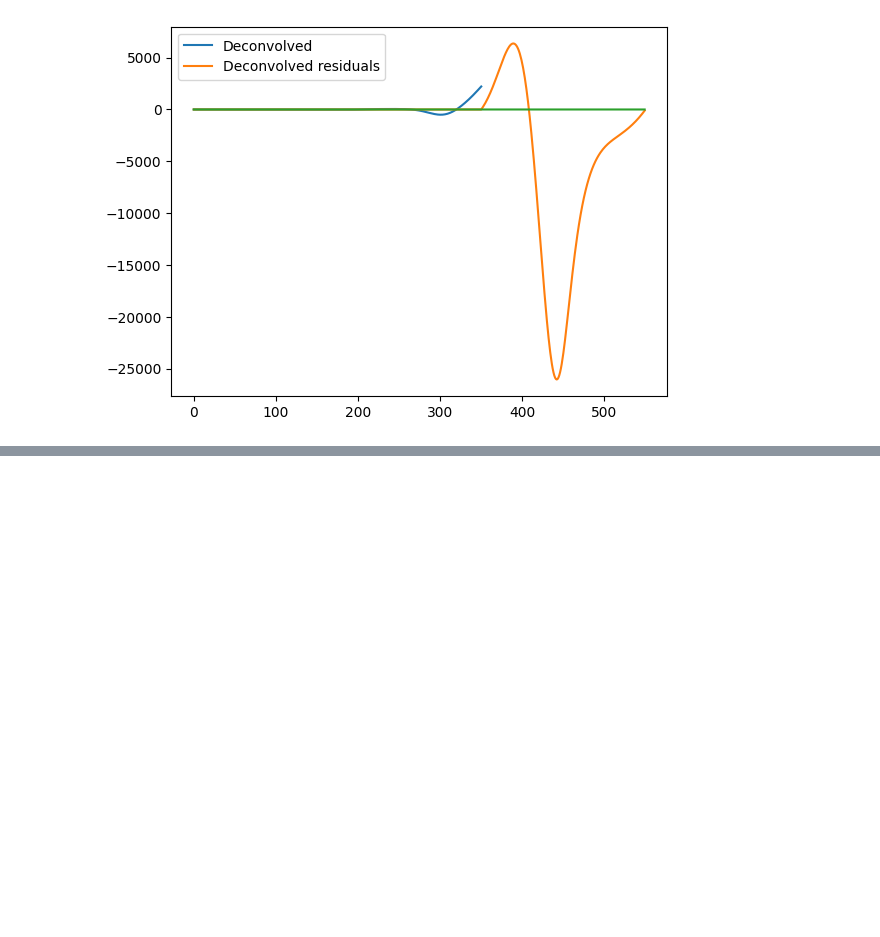
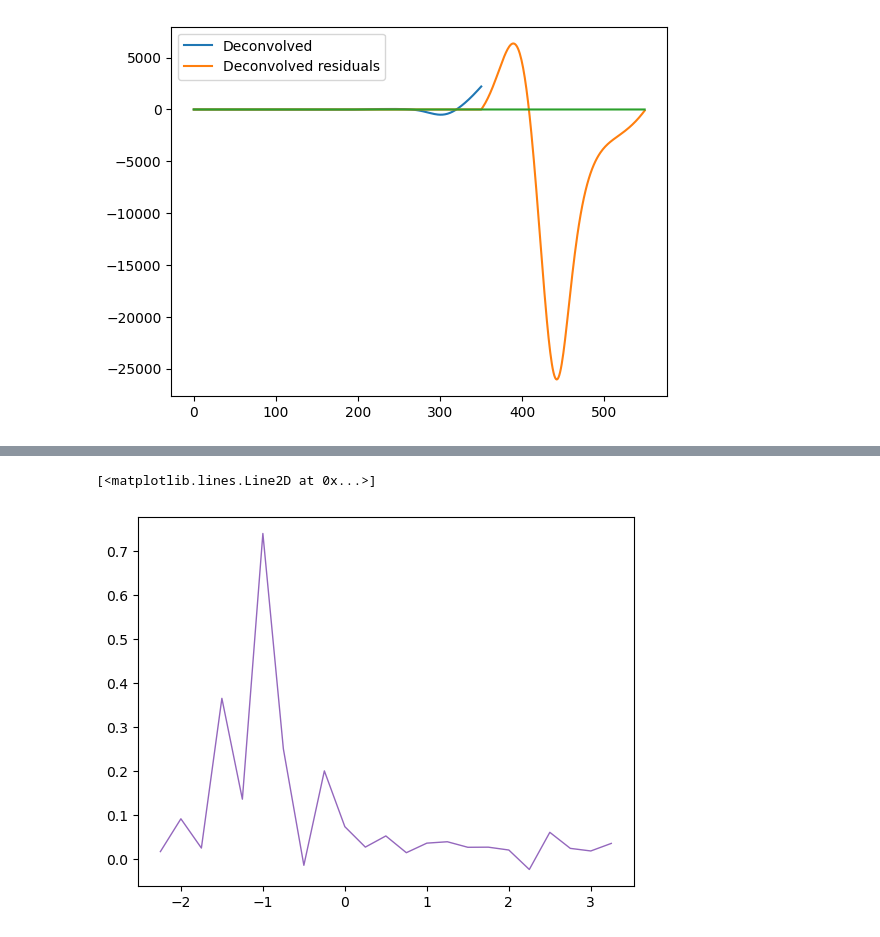
Before and after one commit to zhouperry/CeNTREX-TlF-julia-extension, a Jupyter notebook: examples/R2 transition longer beamline.ipynb, the cells around one changed output, grey strips where cells are left out. Saved outputs shown, nothing was run; the diff lists cells and outputs as text; code cells hidden in the pictures; blank space fills up the shorter version.

```diff
--- a/examples/R2 transition longer beamline.ipynb
+++ b/examples/R2 transition longer beamline.ipynb
@@ -572,0 +632,8 @@ ax[2].fill_between(
+# %%
+import numpy as np
+
+
+plt.plot(freqs_used, fs_est, label="Wiener Filtered", color='tab:purple', linewidth=1)
+# %% [output]
+[<matplotlib.lines.Line2D at 0x...>]
+[figure, added]
```
Also changed, not shown: parts of 3 cells of this notebook.
